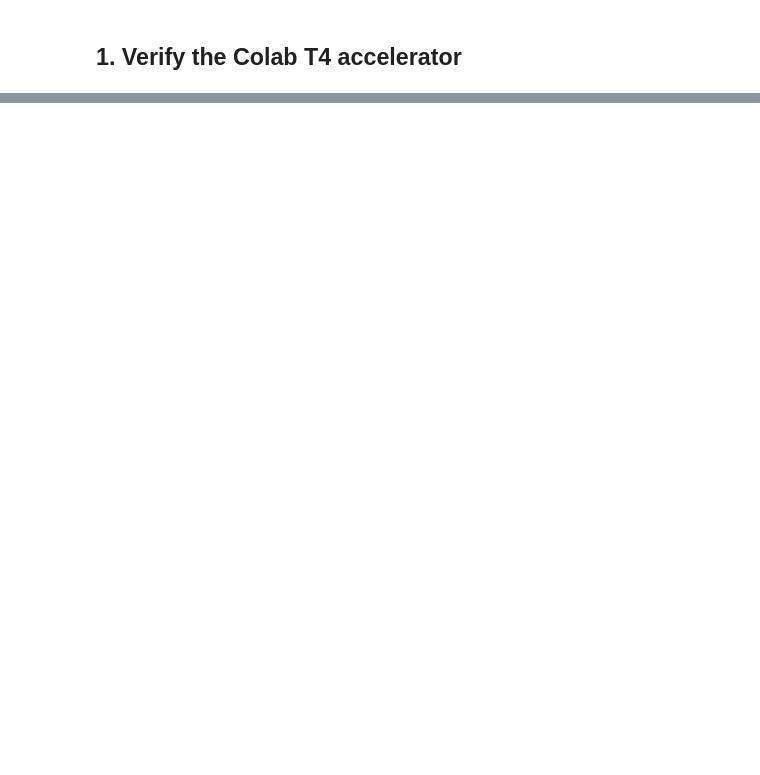
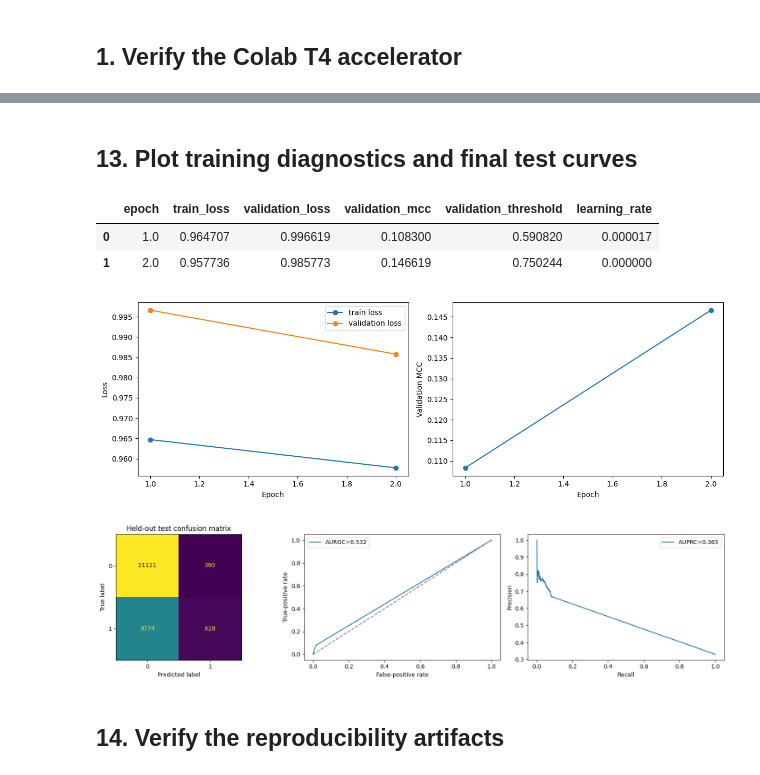
Before and after one commit to Gonza10V/SeqTrainer, a Jupyter notebook: notebooks/final_training/dnabert2_final_training_t4_colab.ipynb, the cells around one changed output, grey strips where cells are left out. Cells and saved outputs as stored; diff of their text form; code cells hidden in the pictures; blank space fills up the shorter version.

```diff
--- a/notebooks/final_training/dnabert2_final_training_t4_colab.ipynb
+++ b/notebooks/final_training/dnabert2_final_training_t4_colab.ipynb
@@ -312,0 +502,17 @@ for name in required:
+# %%
+metrics_path = DRIVE_OUTPUT_DIR / "metrics.csv"
+history_path = DRIVE_OUTPUT_DIR / "history.csv"
+manifest_path = DRIVE_OUTPUT_DIR / "manifest.json"
+predictions_path = DRIVE_OUTPUT_DIR / "predictions.csv"
+
+for required_path in [metrics_path, history_path, manifest_path, predictions_path]:
+    if not required_path.exists():
+        raise FileNotFoundError(required_path)
+
+metrics = pd.read_csv(metrics_path)
+display(metrics)
+
+test_metrics = metrics.loc[metrics["split"] == "test"].iloc[0]
+print("Final held-out test MCC:", round(float(test_metrics["mcc"]), 6))
+print("Final held-out test AUPRC:", round(float(test_metrics["auprc"]), 6))
+print("Validation-selected threshold:", round(float(test_metrics["threshold"]), 6))
@@ -312,0 +527,54 @@ for name in required:
+# %% [markdown]
+## 13. Plot training diagnostics and final test curves
+# %%
+import matplotlib.pyplot as plt
+from sklearn.metrics import ConfusionMatrixDisplay, precision_recall_curve, roc_curve
+
+history = pd.read_csv(history_path)
+display(history)
+
+fig, axes = plt.subplots(1, 2, figsize=(12, 4))
+axes[0].plot(history["epoch"], history["train_loss"], marker="o", label="train loss")
+axes[0].plot(history["epoch"], history["validation_loss"], marker="o", label="validation loss")
+axes[0].set_xlabel("Epoch")
+axes[0].set_ylabel("Loss")
+axes[0].legend()
+
+axes[1].plot(history["epoch"], history["validation_mcc"], marker="o")
+axes[1].set_xlabel("Epoch")
+axes[1].set_ylabel("Validation MCC")
+plt.tight_layout()
+plt.show()
+
+predictions = pd.read_csv(predictions_path)
+test_predictions = predictions.loc[predictions["split"] == "test"].copy()
+y_true = test_predictions["label"].to_numpy()
+y_score = test_predictions["probability"].to_numpy()
+y_pred = test_predictions["prediction"].to_numpy()
+
+fig, axes = plt.subplots(1, 3, figsize=(16, 4))
+ConfusionMatrixDisplay.from_predictions(y_true, y_pred, ax=axes[0], colorbar=False)
+axes[0].set_title("Held-out test confusion matrix")
+
+fpr, tpr, _ = roc_curve(y_true, y_score)
+axes[1].plot(fpr, tpr, label=f"AUROC={float(test_metrics['auroc']):.3f}")
+axes[1].plot([0, 1], [0, 1], linestyle="--", color="grey")
+axes[1].set_xlabel("False-positive rate")
+axes[1].set_ylabel("True-positive rate")
+axes[1].legend()
+
+precision, recall, _ = precision_recall_curve(y_true, y_score)
+axes[2].plot(recall, precision, label=f"AUPRC={float(test_metrics['auprc']):.3f}")
+axes[2].set_xlabel("Recall")
+axes[2].set_ylabel("Precision")
+axes[2].legend()
+plt.tight_layout()
+plt.show()
+# %% [output]
+|  | epoch | train_loss | validation_loss | validation_mcc | validation_threshold | learning_rate |
+| 0 | 1.0 | 0.964707 | 0.996619 | 0.108300 | 0.590820 | 0.000017 |
+| 1 | 2.0 | 0.957736 | 0.985773 | 0.146619 | 0.750244 | 0.000000 |
+[figure, added]
+[figure, added]
+# %% [markdown]
+## 14. Verify the reproducibility artifacts
```
Also changed, not shown: parts of 44 cells of this notebook.
